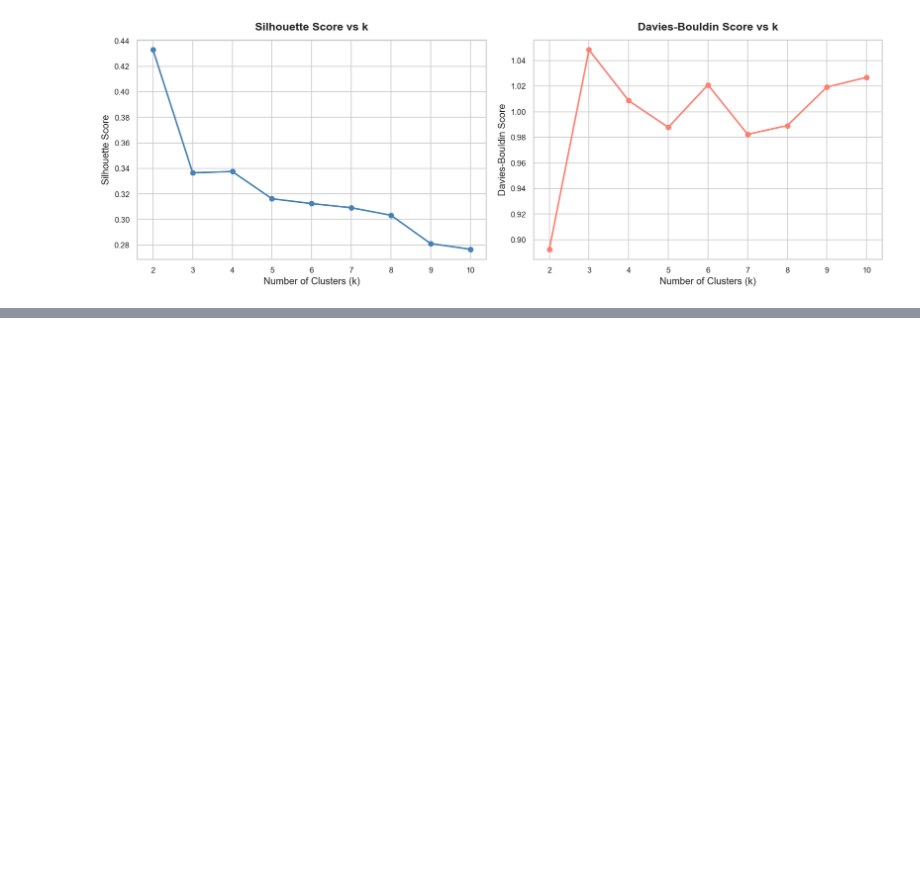
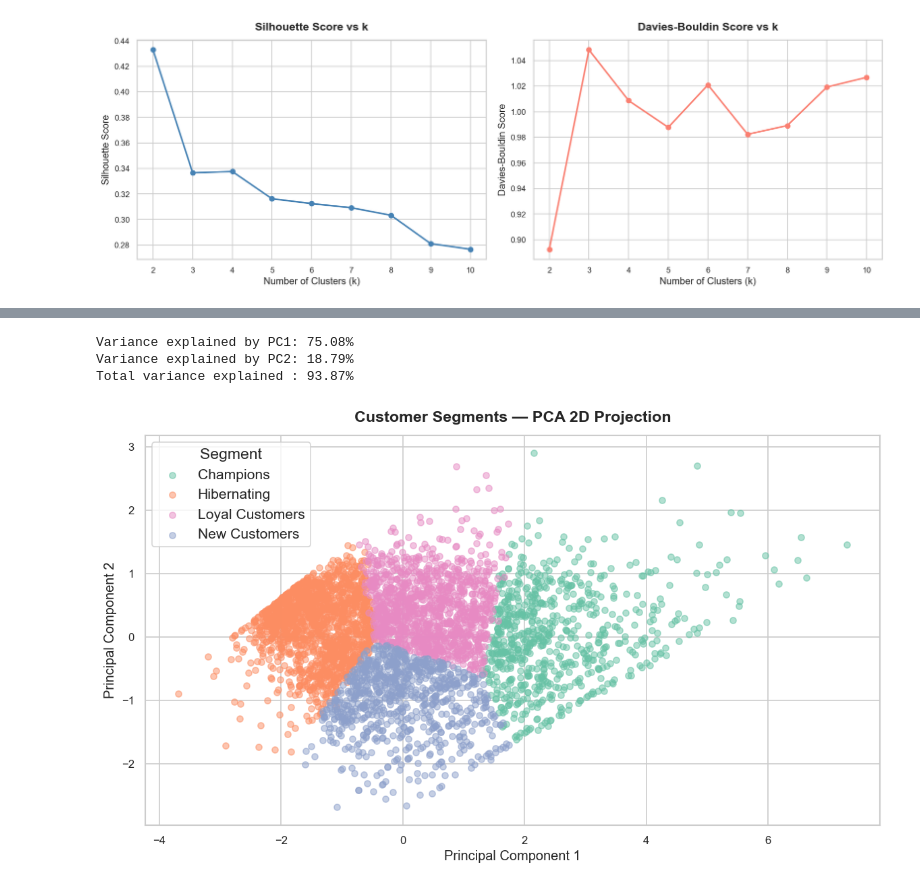
Before and after one commit to Superkai017/retail-unsupervised-lab, a Jupyter notebook: unsupervised.ipynb, the cells around one changed output, grey strips where cells are left out. Cells and saved outputs as stored; diff of their text form; code cells hidden in the pictures; blank space fills up the shorter version.

Commit message:
fully trained and clustered alongside with complete business insight

```diff
--- a/unsupervised.ipynb
+++ b/unsupervised.ipynb
@@ -415,0 +468,35 @@ print(rfm['Segment'].value_counts().to_string())
+# %%
+pca        = PCA(n_components=2, random_state=42)
+rfm_pca    = pca.fit_transform(rfm_scaled)
+rfm['PC1'] = rfm_pca[:, 0]
+rfm['PC2'] = rfm_pca[:, 1]
+
+
+print(f'Variance explained by PC1: {pca.explained_variance_ratio_[0]:.2%}')
+print(f'Variance explained by PC2: {pca.explained_variance_ratio_[1]:.2%}')
+print(f'Total variance explained : {sum(pca.explained_variance_ratio_):.2%}')
+
+palette = sns.color_palette('Set2', k)
+
+plt.figure(figsize=(10, 6))
+for cluster_id, segment_name in segments_map.items():
+    mask = rfm['Cluster'] == cluster_id
+    plt.scatter(
+        rfm.loc[mask, 'PC1'],
+        rfm.loc[mask, 'PC2'],
+        label=segment_name,
+        alpha=0.5,
+        s=30,
+        color=palette[cluster_id]
+    )
+plt.title('Customer Segments — PCA 2D Projection')
+plt.xlabel('Principal Component 1')
+plt.ylabel('Principal Component 2')
+plt.legend(title='Segment')
+plt.tight_layout()
+plt.show()
+# %% [output]
+Variance explained by PC1: 75.08%
+Variance explained by PC2: 18.79%
+Total variance explained : 93.87%
+[figure, added]
```
Also changed, not shown: parts of 16 cells of this notebook.
